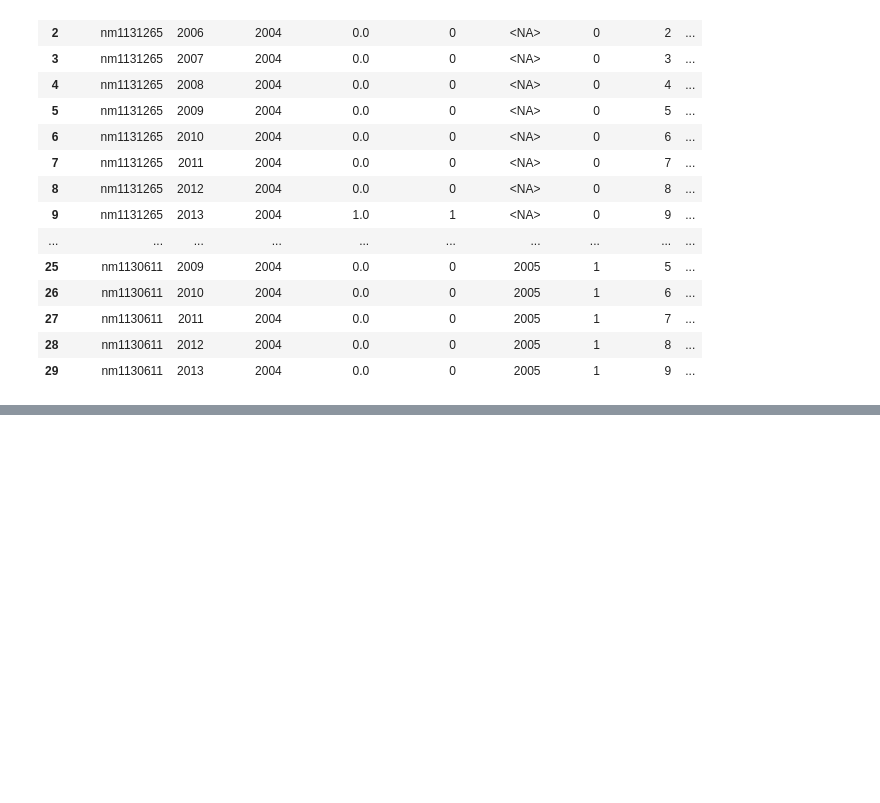
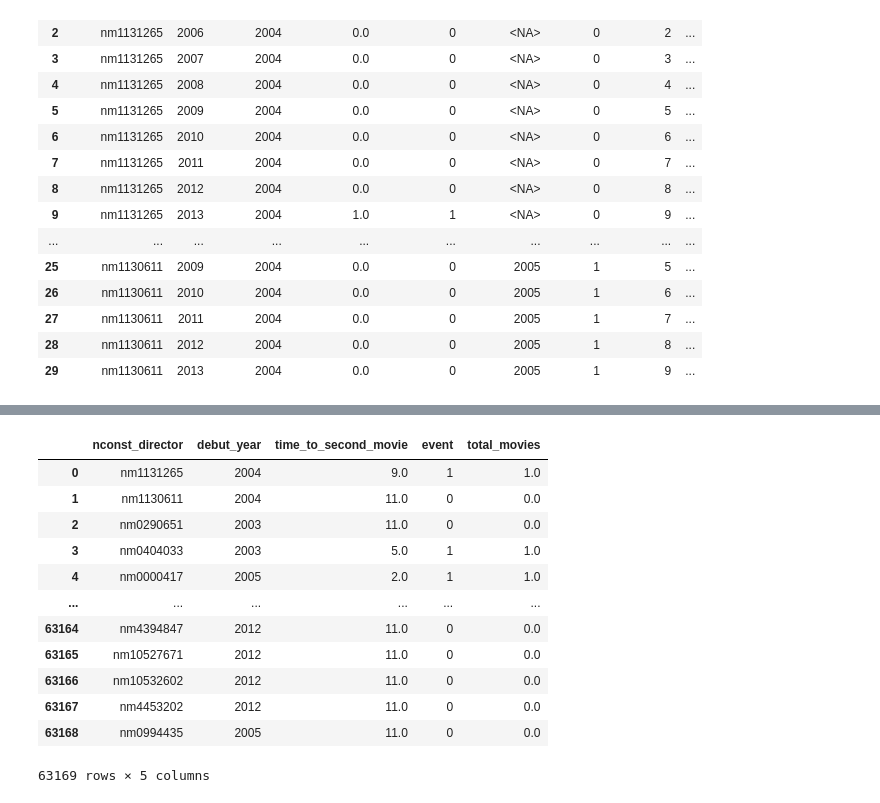
Before and after one commit to nhunguyen0901/SocialNetworks_CareerLongevity, a Jupyter notebook: Phase_4_Building_Time_Series_Data.ipynb, the cells around one changed output, grey strips where cells are left out. Drawn from its saved outputs; the diff is of its cells as text; code cells hidden in the pictures; blank space fills up the shorter version.

Commit message:
update time series data construction notebook

```diff
--- a/Phase_4_Building_Time_Series_Data.ipynb
+++ b/Phase_4_Building_Time_Series_Data.ipynb
@@ -273,0 +298,25 @@ directors_years.to_csv("directors_years.csv", index=False)
+# %%
+# Filter the data to include only the first 11 years of each director's career
+filtered_data = directors_years[directors_years['start_time'] <= 10].copy()
+
+# Calculate cumulative movies for each director over time
+filtered_data['cumulative_movies'] = filtered_data.groupby('nconst_director')['num_movies'].cumsum()
+
+# Determine the minimum year when cumulative movies reach or exceed 1
+# (meaning their second movie since we set 0 for number of movies in their debut year to focus on analyzing career after debut)
+second_movie_time = filtered_data[filtered_data['cumulative_movies'] >= 1].groupby('nconst_director')['start_time'].min()
+
+# Create a DataFrame from the second_movie_time series
+second_movie_df = second_movie_time.reset_index()
+second_movie_df.columns = ['nconst_director', 'time_to_second_movie']
+
+# Retrieve all director IDs and their debut year
+# Merge this with the second_movie_df to include all directors
+# Directors without a second movie will have NaN in 'time_to_second_movie'
+directors_cross_sectional = filtered_data[['nconst_director', 'debut_year']].drop_duplicates().merge(second_movie_df, on='nconst_director', how='left')
+
+# Create event indicator
+directors_cross_sectional['event'] = (~directors_cross_sectional['time_to_second_movie'].isna()).astype(int)  # 1 if second movie made, 0 if not
+
+# Handling the time variable, using the maximum study period for those who didn't make a second movie:
+directors_cross_sectional['time_to_second_movie'] = directors_cross_sectional['time_to_second_movie'].fillna(11)
@@ -273,0 +339,23 @@ directors_years.to_csv("directors_years.csv", index=False)
+# %%
+# Calculate the total number of movies each director made within the first 11 years
+total_movies = directors_years[directors_years['start_time'] < 11].groupby('nconst_director')['num_movies'].sum().reset_index()
+total_movies.columns = ['nconst_director', 'total_movies']
+
+# Merge this back to the main DataFrame to include all directors
+directors_cross_sectional = directors_cross_sectional.merge(total_movies, on='nconst_director', how='left')
+# %%
+directors_cross_sectional
+# %% [output]
+|  | nconst_director | debut_year | time_to_second_movie | event | total_movies |
+| 0 | nm1131265 | 2004 | 9.0 | 1 | 1.0 |
+| 1 | nm1130611 | 2004 | 11.0 | 0 | 0.0 |
+| 2 | nm0290651 | 2003 | 11.0 | 0 | 0.0 |
+| 3 | nm0404033 | 2003 | 5.0 | 1 | 1.0 |
+| 4 | nm0000417 | 2005 | 2.0 | 1 | 1.0 |
+| ... | ... | ... | ... | ... | ... |
+| 63164 | nm4394847 | 2012 | 11.0 | 0 | 0.0 |
+| 63165 | nm10527671 | 2012 | 11.0 | 0 | 0.0 |
+| 63166 | nm10532602 | 2012 | 11.0 | 0 | 0.0 |
+| 63167 | nm4453202 | 2012 | 11.0 | 0 | 0.0 |
+| 63168 | nm0994435 | 2005 | 11.0 | 0 | 0.0 |
+63169 rows × 5 columns
```
Also changed, not shown: parts of 20 cells of this notebook, 1 other file.
